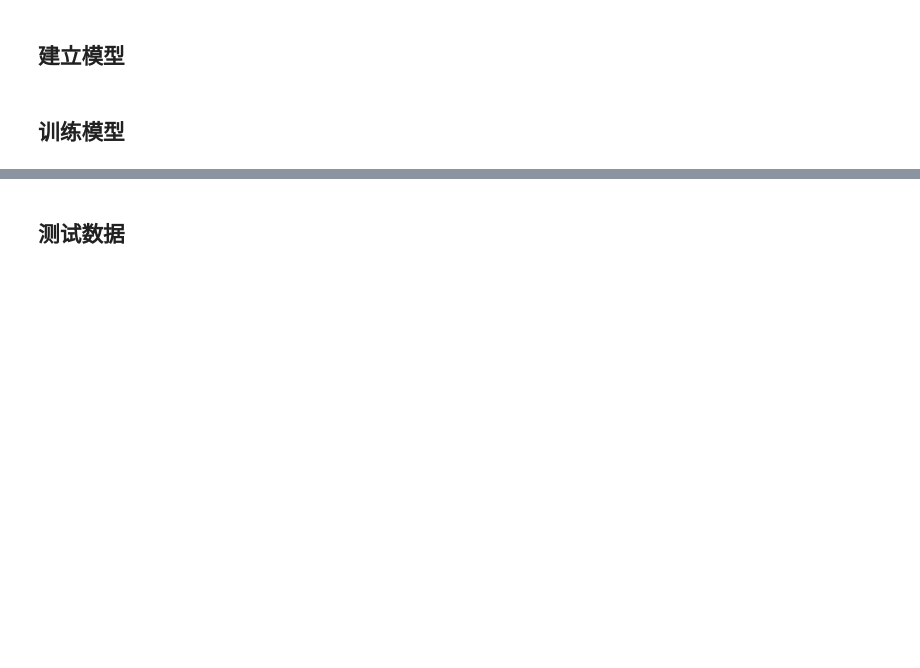
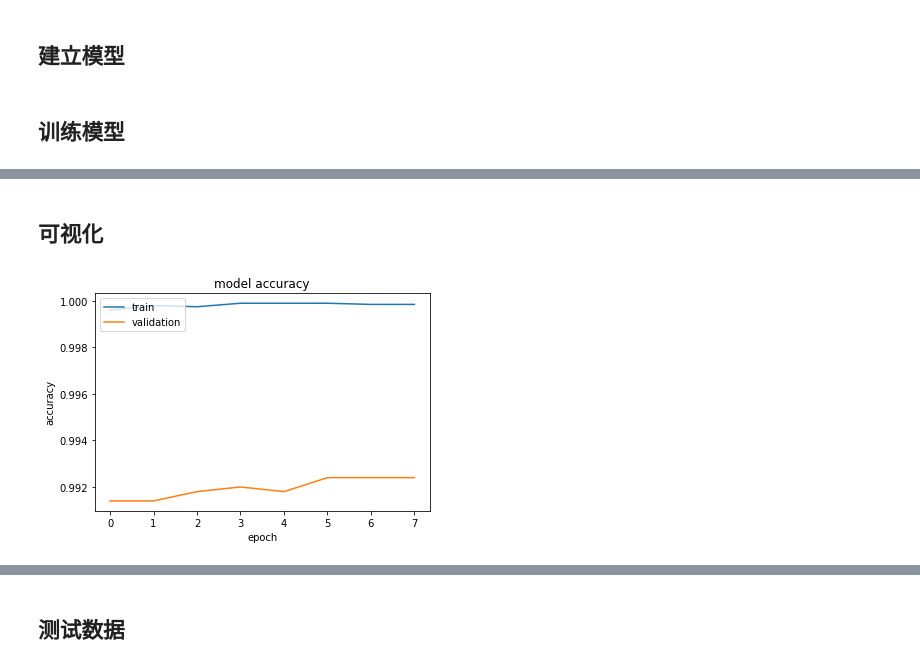
Before and after one commit to tanweiNirvana/Cat_vs_Dog, a Jupyter notebook: Model.ipynb, the cells around one changed output, grey strips where cells are left out. Cells and saved outputs as stored; diff of their text form; code cells hidden in the pictures; blank space fills up the shorter version.

```diff
--- a/Model.ipynb
+++ b/Model.ipynb
@@ -14,9 +17,9 @@ from keras.models import Model
 # %%
 #导入图片并将图片大小统一
 generator = image.ImageDataGenerator()
-train_generator = generator.flow_from_directory("train2", (299,299), shuffle=False,
+train_generator = generator.flow_from_directory("train_image", (299,299), shuffle=False,
                                           batch_size=16)
-test_generator = generator.flow_from_directory("test2", (299,299), shuffle=False,
+test_generator = generator.flow_from_directory("test_image", (299,299), shuffle=False,
                                          batch_size=16, class_mode=None)
 # %% [output]
 Found 25000 images belonging to 2 classes.
@@ -41,13 +44,13 @@ x = Dense(1024, activation='relu')(input_tensor)
 x = Dense(1, activation='sigmoid')(x)
 model = Model(input_tensor, x)
 
-model.compile(optimizer='adadelta',loss='binary_crossentropy',metrics=['accuracy'])
+model.compile(optimizer='adam',loss='binary_crossentropy',metrics=['accuracy'])
 # %%
 #打乱训练数据顺序
 X_train, y_train = shuffle(X_train, y_train)
 # %% [markdown]
 ## 训练模型
 # %%
-model.fit(X_train, y_train, batch_size=128, nb_epoch=6, validation_split=0.2)
+model_trian = model.fit(X_train, y_train, batch_size=128, nb_epoch=8, validation_split=0.2)
 # %% [output]
 Train on 20000 samples, validate on 5000 samples
@@ -66,0 +73,14 @@ Epoch 6/6
+# %% [markdown]
+## 可视化
+# %%
+# 准确率可视化
+plt.plot(model_trian.history['acc'])
+plt.plot(model_trian.history['val_acc'])
+plt.title('model accuracy')
+plt.ylabel('accuracy')
+plt.xlabel('epoch')
+plt.legend(['train', 'validation'], loc='upper left')
+plt.savefig('acc.png')
+plt.show()
+# %% [output]
+[figure, added]
```
Also changed, not shown: parts of 4 cells of this notebook, 4 other files.
